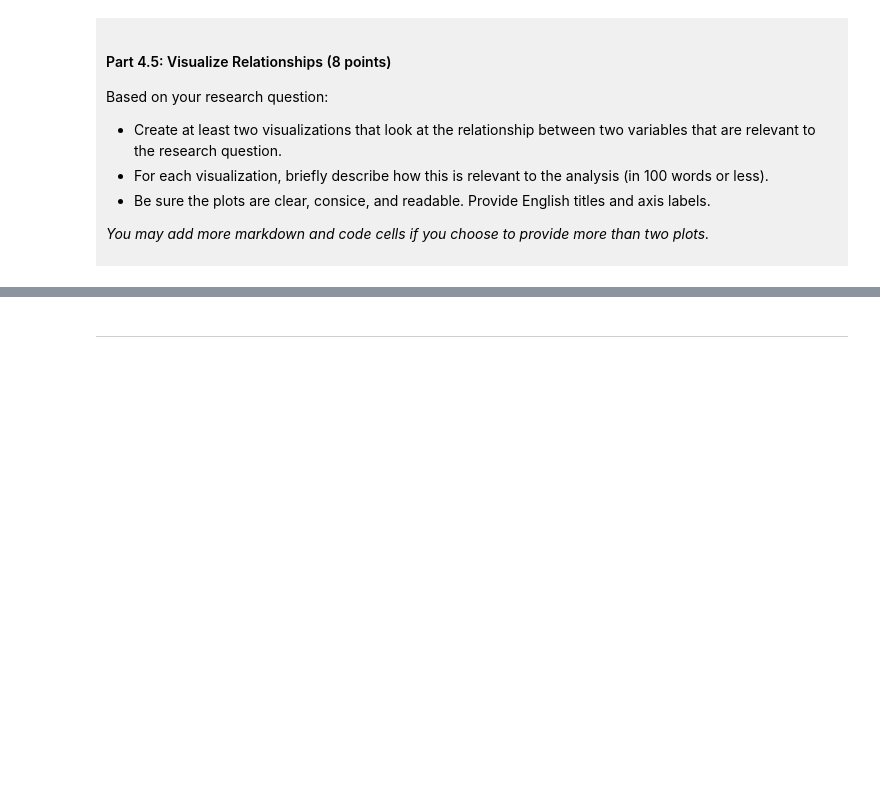
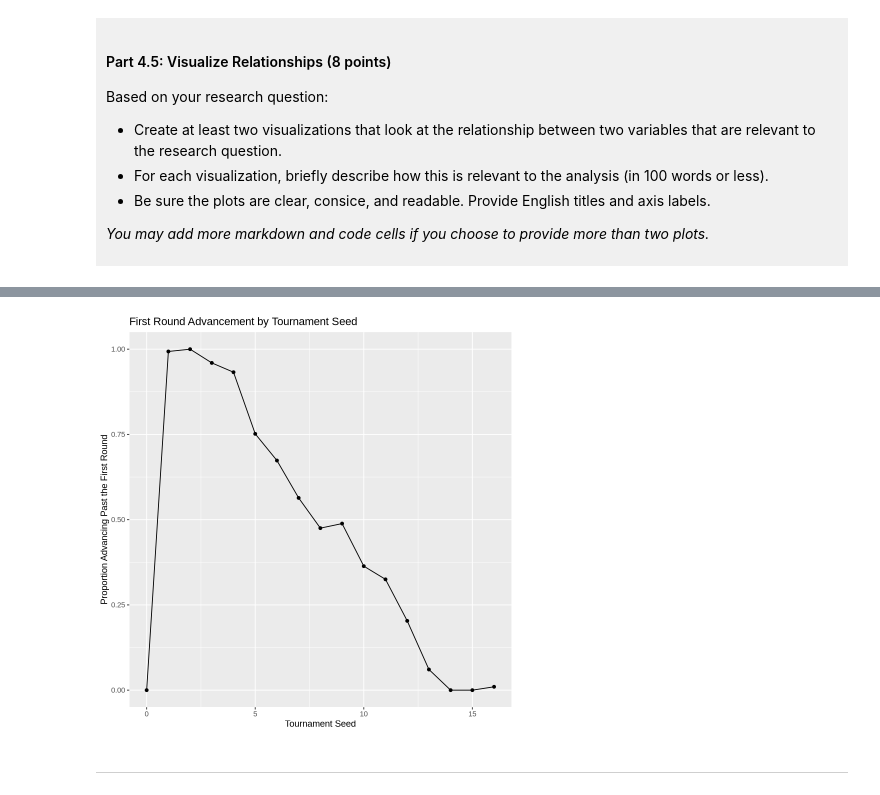
Before and after one commit to Sehaj-Dhillon780/dsci-100-project-sehaj-dhillon, a Jupyter notebook: dsci-100-project-notebook.ipynb, the cells around one changed output, grey strips where cells are left out. Saved outputs shown, nothing was run; the diff lists cells and outputs as text; code cells hidden in the pictures; blank space fills up the shorter version.

Commit message:
Check Point C is done

```diff
--- a/dsci-100-project-notebook.ipynb
+++ b/dsci-100-project-notebook.ipynb
@@ -326,5 +378,16 @@ Visualization 2: %%% EDIT THIS MARKDOWN CELL%%%
 # %%
-### EDIT THIS CODE CELL FOR VISUALIZATION 2###
+basketball_plot_4 <- basketball_tidy |>
+group_by(seed) |>
+summarize(proportion_advanced = mean(past_first_round)) |>
+ggplot(aes(x = seed, y = proportion_advanced)) +
+geom_point() +
+geom_line() +
+labs(title = "First Round Advancement by Tournament Seed",
+     x = "Tournament Seed",
+     y = "Proportion Advancing Past the First Round")
+basketball_plot_4
+# %% [output]
+[figure, added]
 # %% [markdown]
 ------
 # %% [markdown]
```
Also changed, not shown: parts of 9 cells of this notebook.
